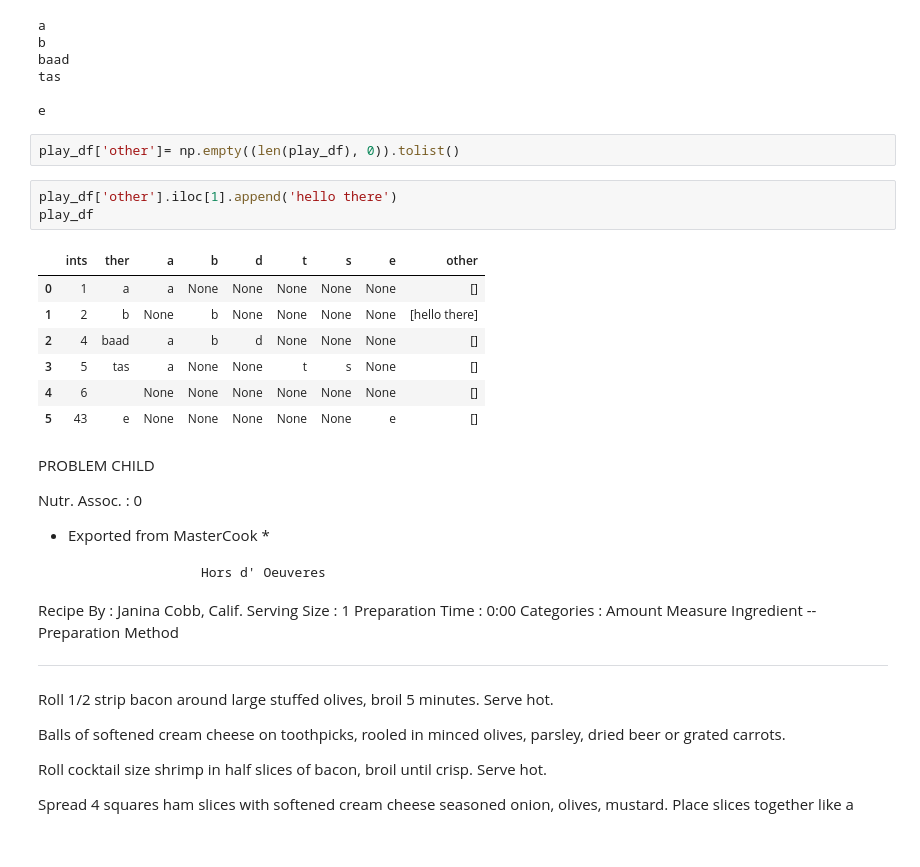
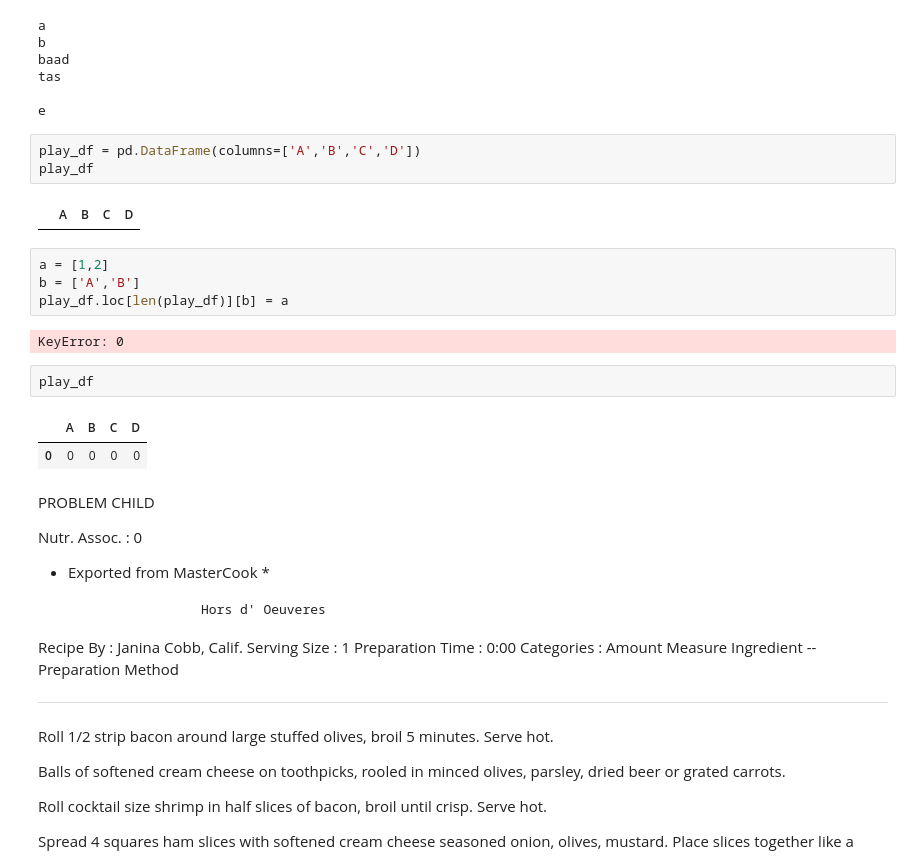
Before and after one commit to nealdm/Nutrition, a Jupyter notebook: Clean-Up.ipynb, the cells around one changed output. Drawn from its saved outputs; the diff is of its cells as text; blank space fills up the shorter version.

```diff
--- a/Clean-Up.ipynb
+++ b/Clean-Up.ipynb
@@ -629,19 +548,22 @@ baad
 tas
 
 e
-# %%
-play_df['other']= np.empty((len(play_df), 0)).tolist()
-# %%
-play_df['other'].iloc[1].append('hello there')
-play_df
-# %% [output]
-|  | ints | ther | a | b | d | t | s | e | other |
-| 0 | 1 | a | a | None | None | None | None | None | [] |
-| 1 | 2 | b | None | b | None | None | None | None | [hello there] |
-| 2 | 4 | baad | a | b | d | None | None | None | [] |
-| 3 | 5 | tas | a | None | None | t | s | None | [] |
-| 4 | 6 |  | None | None | None | None | None | None | [] |
-| 5 | 43 | e | None | None | None | None | None | e | [] |
+# %%
+play_df = pd.DataFrame(columns=['A','B','C','D'])
+play_df
+# %% [output]
+|  | A | B | C | D |
+# %%
+a = [1,2]
+b = ['A','B']
+play_df.loc[len(play_df)][b] = a
+# %% [output]
+KeyError: 0
+# %%
+play_df
+# %% [output]
+|  | A | B | C | D |
+| 0 | 0 | 0 | 0 | 0 |
 # %% [markdown]
 PROBLEM CHILD
 
```
Also changed, not shown: parts of 23 cells of this notebook, 3 other files.
